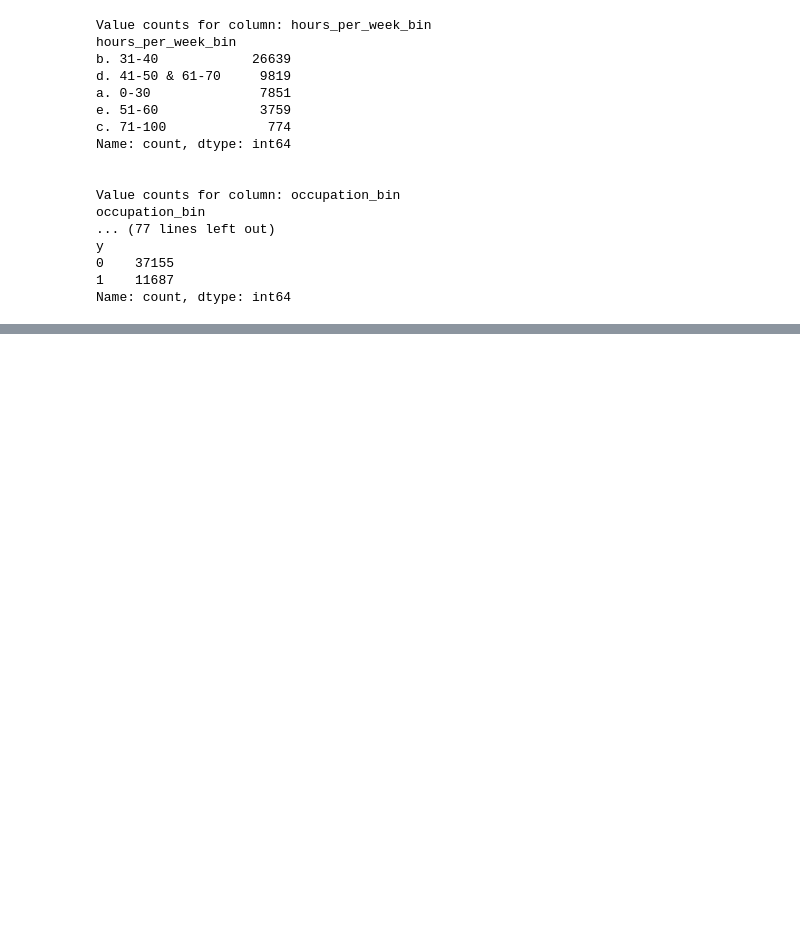
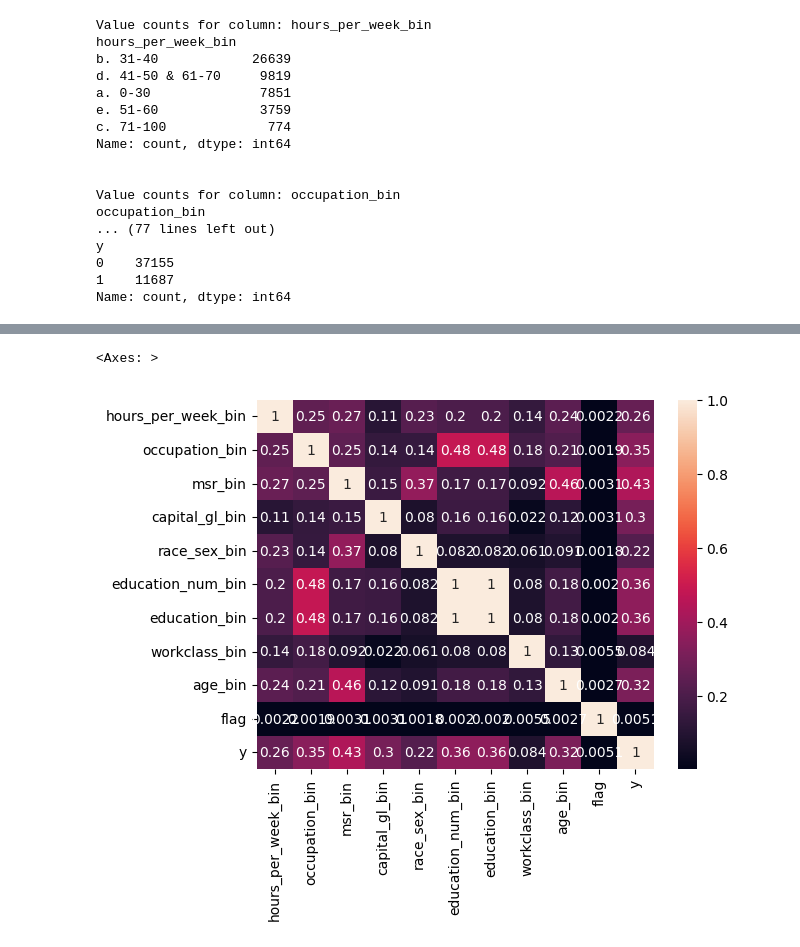
Before and after one commit to Sarkis55/CA04---Ensemble_Learning_Census_Data, a Jupyter notebook: CA04_Ensemble_Learning.ipynb, the cells around one changed output, grey strips where cells are left out. Drawn from its saved outputs; the diff is of its cells as text; code cells hidden in the pictures; blank space fills up the shorter version.

```diff
--- a/CA04_Ensemble_Learning.ipynb
+++ b/CA04_Ensemble_Learning.ipynb
@@ -72,3 +89,17 @@ y
 0    37155
 1    11687
 Name: count, dtype: int64
+# %%
+#Discretizing features using label encoder.
+#Since the majority of the values are object we use encoder to reprsent each value as an integer.
+
+LE = LabelEncoder()
+
+for col in df.columns:
+    if df[col].dtype == 'object':
+      df[col] = LE.fit_transform(df[col])
+
+print("DataFrame after encoding all object columns:")
+display(df.head())
+
+#Source: https://scikit-learn.org/stable/modules/generated/sklearn.preprocessing.LabelEncoder.html
@@ -74,0 +138,6 @@ Name: count, dtype: int64
+# %%
+#Heatmap to see feature coorelation
+sns.heatmap(df.corr(), annot=True)
+# %% [output]
+<Axes: >
+[figure, added]
```
Also changed, not shown: parts of 8 cells of this notebook.
